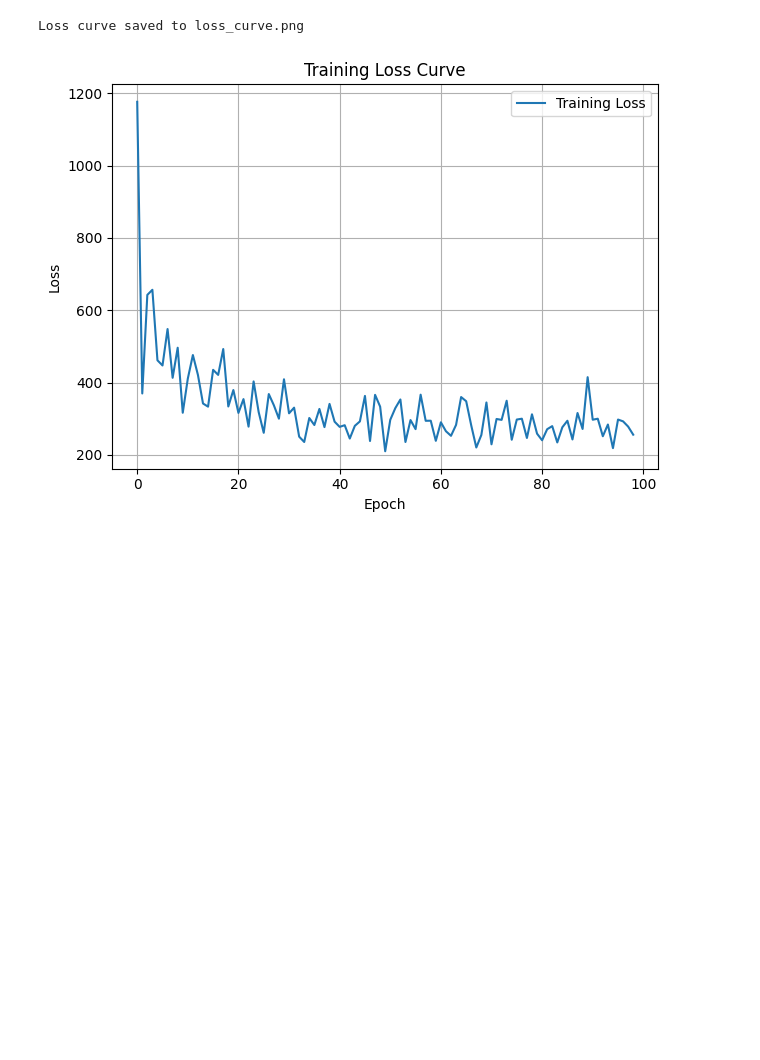
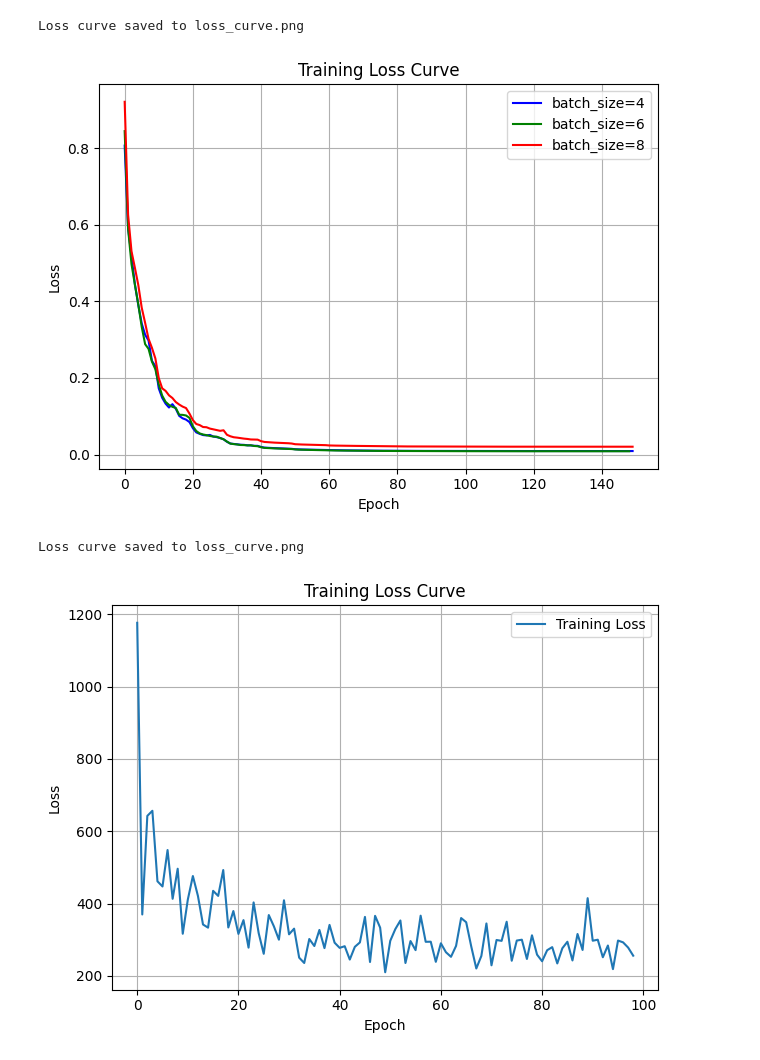
Before and after one commit to Hoooao/p4c-lacpp, a Jupyter notebook: backends/lacpp_be/scripts/perf_model/plot.ipynb, the cells around one changed output. Saved outputs shown, nothing was run; the diff lists cells and outputs as text; code cells hidden in the pictures; blank space fills up the shorter version.

```diff
--- a/backends/lacpp_be/scripts/perf_model/plot.ipynb
+++ b/backends/lacpp_be/scripts/perf_model/plot.ipynb
@@ -19,2 +1,24 @@ Loss curve saved to loss_curve.png
+# %%
+import matplotlib.pyplot as plt
+
+loss_history_b4 = [0.80632, 0.59106, 0.51781, 0.44439, 0.38985, 0.34212, 0.31263, 0.29772, 0.24435, 0.23105, 0.17261, 0.14813, 0.13285, 0.12272, 0.13151, 0.11948, 0.10088, 0.09453, 0.09116, 0.08475, 0.06887, 0.05778, 0.05407, 0.05082, 0.04994, 0.05116, 0.04702, 0.04545, 0.04317, 0.03991, 0.03329, 0.02869, 0.0277, 0.02652, 0.02562, 0.02525, 0.0242, 0.02378, 0.02284, 0.02266, 0.01977, 0.01808, 0.01755, 0.01714, 0.01674, 0.01637, 0.01595, 0.0157, 0.01535, 0.0149, 0.01389, 0.01339, 0.01317, 0.01297, 0.01277, 0.0126, 0.01247, 0.01222, 0.01204, 0.01189, 0.01139, 0.01122, 0.01114, 0.01102, 0.01093, 0.01086, 0.01074, 0.01065, 0.01057, 0.01044, 0.01025, 0.01016, 0.01011, 0.01006, 0.01003, 0.00997, 0.00993, 0.00988, 0.00982, 0.00979, 0.00966, 0.00963, 0.0096, 0.00958, 0.00956, 0.00953, 0.00951, 0.00949, 0.00946, 0.00944, 0.00938, 0.00937, 0.00935, 0.00934, 0.00933, 0.00932, 0.00931, 0.00929, 0.00928, 0.00927, 0.00924, 0.00923, 0.00922, 0.00922, 0.00921, 0.00921, 0.0092, 0.0092, 0.00919, 0.00919, 0.00917, 0.00916, 0.00916, 0.00916, 0.00915, 0.00915, 0.00915, 0.00915, 0.00914, 0.00914, 0.00913, 0.00913, 0.00913, 0.00913, 0.00913, 0.00912, 0.00912, 0.00912, 0.00912, 0.00912, 0.00911, 0.00911, 0.00911, 0.00911, 0.00911, 0.00911, 0.00911, 0.00911, 0.00911, 0.00911, 0.00911, 0.00911, 0.0091, 0.0091, 0.0091, 0.0091, 0.0091, 0.0091, 0.0091, 0.0091]
+loss_history_b6 = [0.84415, 0.58916, 0.4972, 0.4429, 0.39165, 0.33326, 0.28814, 0.27591, 0.24244, 0.22286, 0.18282, 0.15398, 0.13749, 0.12955, 0.1246, 0.12159, 0.10383, 0.10357, 0.10192, 0.0957, 0.07383, 0.0614, 0.05509, 0.05234, 0.05065, 0.04847, 0.04694, 0.04663, 0.04301, 0.03981, 0.03392, 0.02854, 0.02725, 0.0263, 0.02488, 0.02467, 0.02381, 0.02416, 0.02233, 0.02177, 0.01909, 0.01741, 0.0169, 0.0165, 0.01604, 0.01575, 0.0154, 0.01497, 0.01469, 0.01431, 0.01335, 0.01277, 0.01255, 0.01238, 0.01217, 0.01205, 0.01181, 0.01165, 0.01144, 0.01124, 0.01077, 0.01064, 0.01054, 0.01044, 0.01036, 0.01027, 0.01016, 0.0101, 0.01, 0.00994, 0.00973, 0.00964, 0.00962, 0.00954, 0.00948, 0.00942, 0.00938, 0.00934, 0.00931, 0.00931, 0.00913, 0.00917, 0.00909, 0.00905, 0.00902, 0.00901, 0.009, 0.00897, 0.00894, 0.00893, 0.00886, 0.00885, 0.00883, 0.00883, 0.00881, 0.00881, 0.00879, 0.0088, 0.00879, 0.00877, 0.00872, 0.00873, 0.0087, 0.00872, 0.00869, 0.00873, 0.00868, 0.00869, 0.00868, 0.00867, 0.00866, 0.00865, 0.00865, 0.00864, 0.00865, 0.00867, 0.00864, 0.00862, 0.00863, 0.00866, 0.00861, 0.00866, 0.00865, 0.00861, 0.00863, 0.00864, 0.00861, 0.0086, 0.00862, 0.00862, 0.00863, 0.00861, 0.00861, 0.0086, 0.0086, 0.00863, 0.00859, 0.00859, 0.00859, 0.0086, 0.00861, 0.00861, 0.00859, 0.0086, 0.00864, 0.00859, 0.00862, 0.00862, 0.00861]
+loss_history_b8 = [0.92065, 0.62602, 0.53064, 0.48738, 0.44227, 0.38322, 0.3437, 0.30194, 0.27842, 0.25095, 0.19959, 0.1729, 0.16613, 0.15451, 0.14757, 0.13701, 0.13048, 0.12512, 0.1213, 0.10699, 0.08997, 0.07976, 0.07691, 0.07181, 0.07128, 0.06775, 0.06573, 0.06367, 0.0619, 0.06332, 0.05163, 0.04767, 0.04512, 0.04413, 0.04284, 0.04154, 0.04069, 0.03936, 0.03918, 0.0389, 0.03493, 0.03291, 0.03223, 0.03179, 0.03106, 0.03072, 0.03019, 0.02986, 0.02949, 0.02875, 0.02698, 0.02651, 0.02618, 0.02595, 0.02579, 0.02549, 0.02533, 0.02495, 0.02467, 0.02448, 0.02369, 0.02343, 0.0233, 0.02322, 0.02309, 0.02297, 0.02286, 0.02268, 0.02255, 0.02244, 0.02208, 0.02195, 0.02189, 0.0218, 0.02176, 0.02168, 0.02163, 0.02158, 0.0215, 0.02143, 0.02124, 0.0212, 0.02116, 0.02112, 0.02109, 0.02108, 0.02104, 0.02099, 0.02096, 0.02093, 0.02083, 0.02081, 0.0208, 0.02078, 0.02076, 0.02075, 0.02072, 0.02071, 0.0207, 0.02068, 0.02063, 0.02062, 0.02061, 0.0206, 0.02059, 0.02058, 0.02058, 0.02057, 0.02056, 0.02055, 0.02052, 0.02052, 0.02052, 0.02051, 0.02051, 0.0205, 0.0205, 0.02049, 0.02049, 0.02049, 0.02047, 0.02047, 0.02047, 0.02047, 0.02046, 0.02046, 0.02046, 0.02046, 0.02046, 0.02045, 0.02045, 0.02045, 0.02044, 0.02044, 0.02044, 0.02044, 0.02044, 0.02044, 0.02044, 0.02044, 0.02043, 0.02043, 0.02043, 0.02043, 0.02043, 0.02043, 0.02043, 0.02043, 0.02043, 0.02043]
+plt.figure()
+plt.plot(loss_history_b4, label='batch_size=4', color='blue')
+plt.plot(loss_history_b6, label='batch_size=6', color='green')
+plt.plot(loss_history_b8, label='batch_size=8', color='red')
+plt.xlabel('Epoch')
+plt.ylabel('Loss')
+plt.title('Training Loss Curve')
+plt.grid(True)
+plt.legend()
+plt.tight_layout()
+plt.savefig('loss_curve.png')
+print("Loss curve saved to loss_curve.png")
+plt.show()
+# %% [output]
+Loss curve saved to loss_curve.png
+[figure, added]
 # %%
 
```
Also changed, not shown: parts of 1 cell of this notebook, 7 other files.
